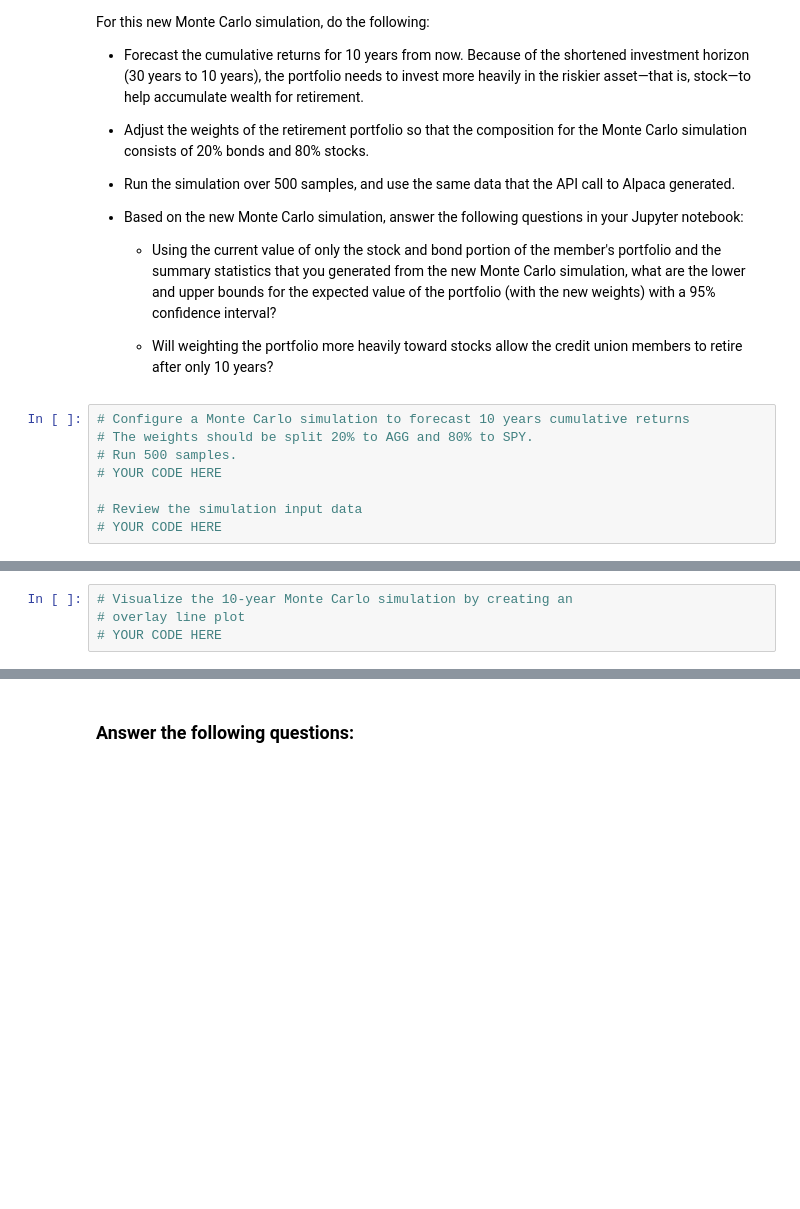
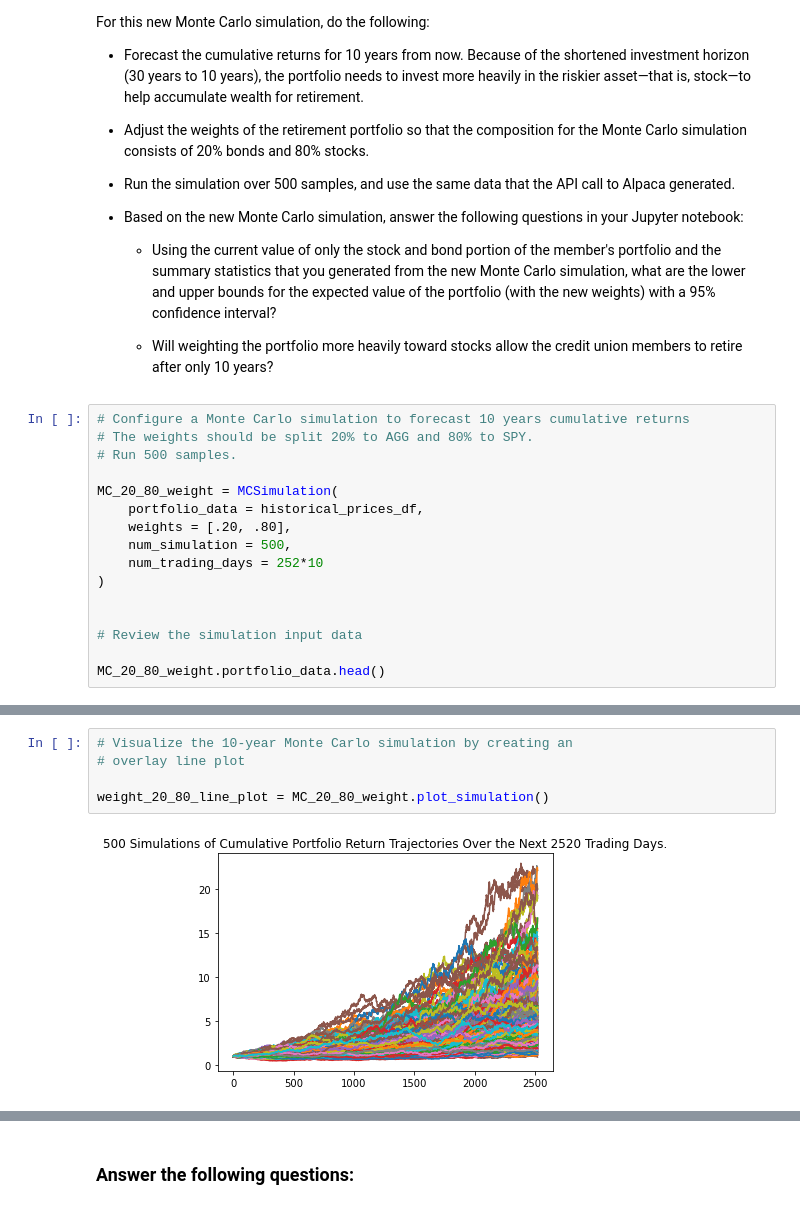
Before and after one commit to lindseyhardouin/Challenge_5, a Jupyter notebook: financial_planning_tools.ipynb, the cells around one changed output, grey strips where cells are left out. Drawn from its saved outputs; the diff is of its cells as text; blank space fills up the shorter version.

```diff
--- a/financial_planning_tools.ipynb
+++ b/financial_planning_tools.ipynb
@@ -678,7 +676,15 @@ For this new Monte Carlo simulation, do the following:
 # Configure a Monte Carlo simulation to forecast 10 years cumulative returns
 # The weights should be split 20% to AGG and 80% to SPY.
 # Run 500 samples.
-# YOUR CODE HERE
+
+MC_20_80_weight = MCSimulation(
+    portfolio_data = historical_prices_df,
+    weights = [.20, .80],
+    num_simulation = 500,
+    num_trading_days = 252*10
+)
+
 
 # Review the simulation input data
-# YOUR CODE HERE
+
+MC_20_80_weight.portfolio_data.head()
@@ -688,7 +735,10 @@ For this new Monte Carlo simulation, do the following:
 # %%
 # Visualize the 10-year Monte Carlo simulation by creating an
 # overlay line plot
-# YOUR CODE HERE
+
+weight_20_80_line_plot = MC_20_80_weight.plot_simulation()
+# %% [output]
+[figure, added]
 # %%
 # Visualize the probability distribution of the 10-year Monte Carlo simulation
 # by plotting a histogram
```
Also changed, not shown: parts of 25 cells of this notebook.
